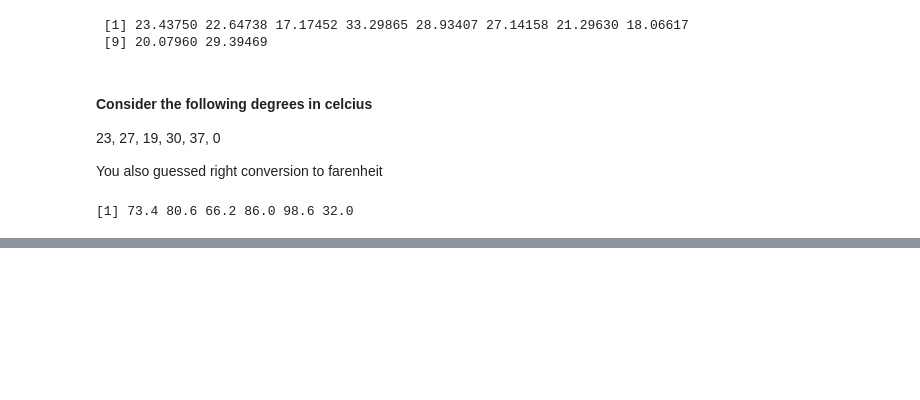
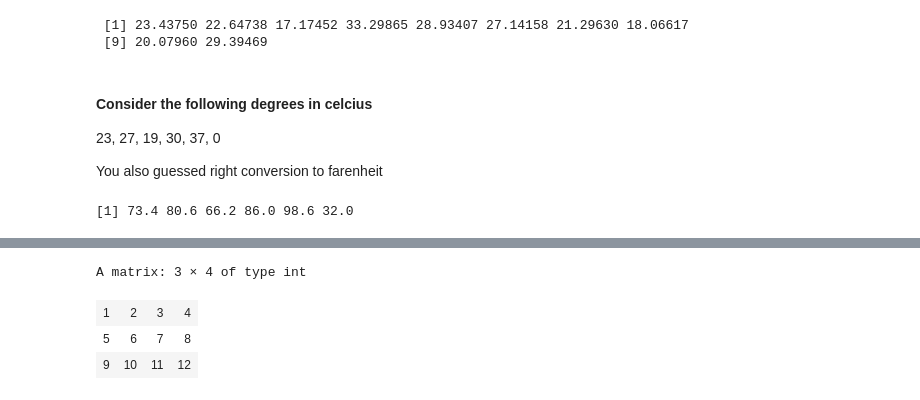
Before and after one commit to Victor-Mufasa/Computer-Interactive-Statistics, a Jupyter notebook: index.ipynb, the cells around one changed output, grey strips where cells are left out. Drawn from its saved outputs; the diff is of its cells as text; code cells hidden in the pictures; blank space fills up the shorter version.

```diff
--- a/index.ipynb
+++ b/index.ipynb
@@ -78,0 +172,9 @@ print(farenheit)
+# %%
+# We could also specify the order in which they will be filled either row-wise or column-wise
+A <- matrix(data = 1:12, nrow = 3, ncol = 4, byrow = T)
+A
+# %% [output]
+A matrix: 3 × 4 of type int
+| 1 | 2 | 3 | 4 |
+| 5 | 6 | 7 | 8 |
+| 9 | 10 | 11 | 12 |
```
Also changed, not shown: parts of 14 cells of this notebook.
